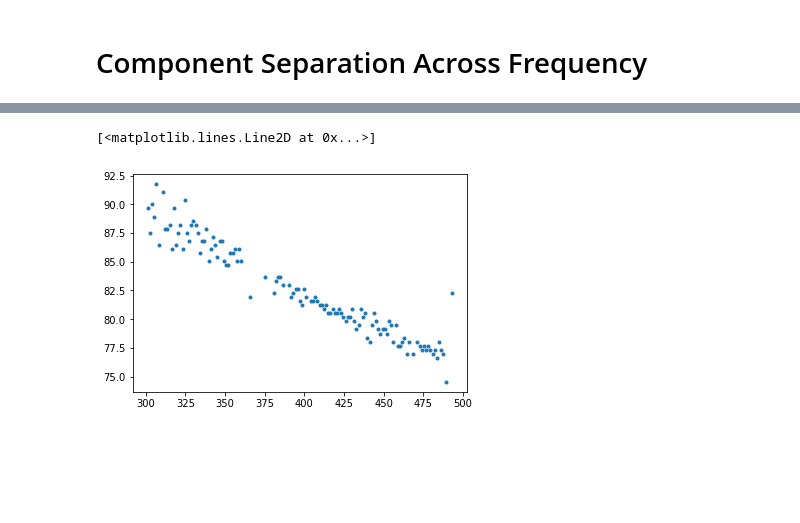
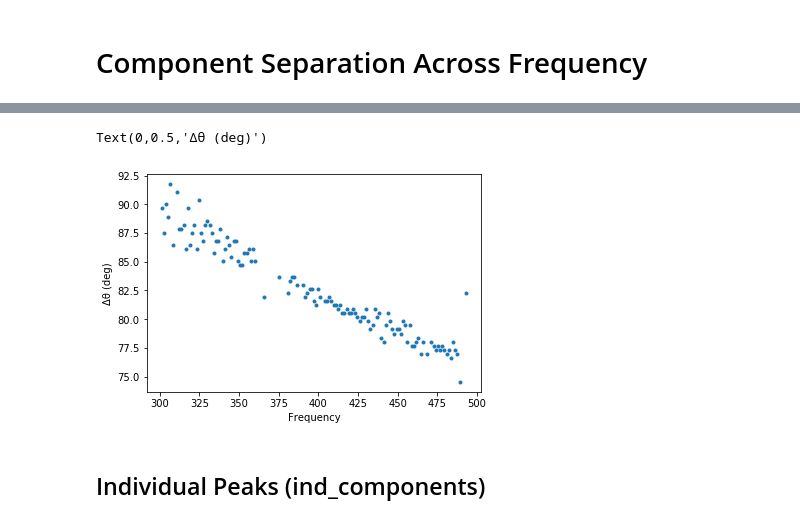
Before and after one commit to lisa53396/19SS-B0818-41, a Jupyter notebook: python_scripts/Component_Separation_RFI_Removed.ipynb, the cells around one changed output, grey strips where cells are left out. Drawn from its saved outputs; the diff is of its cells as text; code cells hidden in the pictures; blank space fills up the shorter version.

```diff
--- a/python_scripts/Component_Separation_RFI_Removed.ipynb
+++ b/python_scripts/Component_Separation_RFI_Removed.ipynb
@@ -273,0 +351,8 @@ Text(0,0.5,'Frequency')
+# %%
+phase_ind1=[]
+frequency_ind1=[]
+
+for i in range(0,len(ind_components)):
+  if ind_components[i][1][0] != 0:
+    phase_ind1.append(ind_components[i][1][0])
+    frequency_ind1.append(ind_components[i][0])
@@ -273,0 +367,8 @@ Text(0,0.5,'Frequency')
+# %%
+phase_ind2=[]
+frequency_ind2=[]
+
+for i in range(0,len(ind_components)):
+  if ind_components[i][2][0] != 0:
+    phase_ind2.append(ind_components[i][2][0])
+    frequency_ind2.append(ind_components[i][0])
@@ -274,17 +383,2 @@ Text(0,0.5,'Frequency')
 # %% [markdown]
 # Component Separation Across Frequency
-# %%
-def separation_singleprofile(components_array):
-  sep_array=[]
-
-  for i in range(0,len(components_array)):
-    if components_array[i][1][0] != 0 and components_array[i][2][0] != 0:
-
-      freq=components_array[i][0]
-      sep=(components_array[i][2][0]) - (components_array[i][1][0])
-
-      single_sep=component_separation(frequency=freq, separation=sep)
-
-      sep_array.append(single_sep)
-
-  return sep_array
@@ -291,2 +387,2 @@ def separation_singleprofile(components_array):
 # %%
-component_sep = separation_singleprofile(all_components)
+component_sep, sep_error = separation_singleprofile(fit_components, ind_components)
@@ -320,6 +396,10 @@ for i in range(0,len(component_sep)):
   frequency_forsep.append(component_sep[i][0])
 # %%
 py.plot(frequency_forsep, comp_sep, '.')
+py.xlabel('Frequency')
+py.ylabel('\u0394\u03B8 (deg)')
 # %% [output]
-[<matplotlib.lines.Line2D at 0x...>]
+Text(0,0.5,'Δθ (deg)')
-[figure, old version]
+[figure, new version]
+# %% [markdown]
+## Individual Peaks (ind_components)
```
Also changed, not shown: parts of 83 cells of this notebook, 2 other files.
